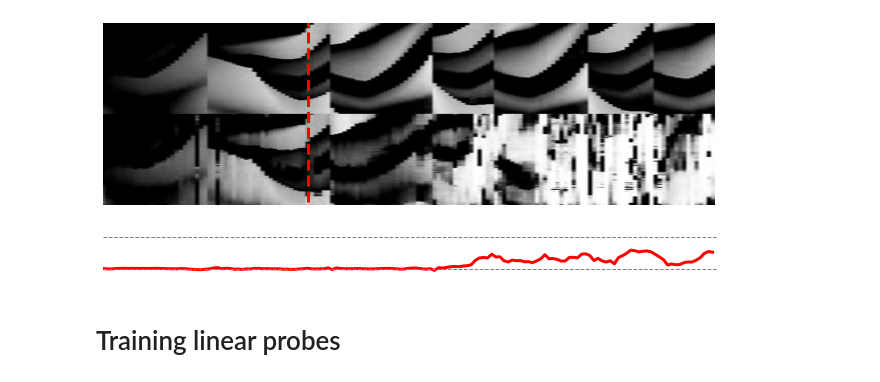
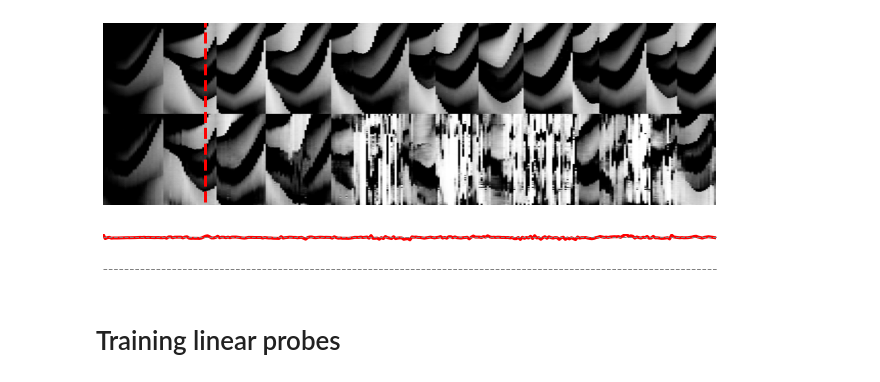
Before and after one commit to azaho/flappydream, a Jupyter notebook: RNN_analysis.ipynb, the cells around one changed output. Saved outputs shown, nothing was run; the diff lists cells and outputs as text; code cells hidden in the pictures.

```diff
--- a/RNN_analysis.ipynb
+++ b/RNN_analysis.ipynb
@@ -16,6 +16,24 @@ random_index = 1
 rnn_id = f"dg{1 if detach_gradients else 0}_ln{1 if use_layernorm else 0}_da{truncate_at_batch}_dv{len(state_vars_to_predict)}_r{random_index}"
 dim_latent_z = 8
 
+state_vars_to_predict = [9, 10, 11]
+detach_gradients = False
+use_layernorm = True
+truncate_at_batch = 40
+n_hidden = 128
+train_epochs = 250
+save_every_epochs = 50
+max_gradient_norm = 100.0
+lr = 0.001
+random_index = 1
+lambda_sv = 20.0
+dim_latent_z = 8
+if lambda_sv == 0: state_vars_to_predict = []
+
+sv_str = 'x'.join([str(x) for x in state_vars_to_predict]) if len(state_vars_to_predict) > 0 else 'X'
+rnn_id = f"_ln{1 if use_layernorm else 0}_nh{n_hidden}_dlz{dim_latent_z}_mgn{max_gradient_norm}_lr{lr}" + \
+         f"_dg{1 if detach_gradients else 0}_da{truncate_at_batch}_sv{sv_str}_lsv{lambda_sv}_r{random_index}"
+
 with open(f'data/rnn{rnn_id}/rnn_meta.json', "r") as in_file:
     rnn_meta = json.loads(in_file.read())
 state_vars_to_predict = rnn_meta['state_vars_to_predict']
@@ -171,35 +189,35 @@ def make_images(z_pred_store, episode_i):
 cutoff_t = 50
 z_pred_store, ef_store, y_store = record_predictions(cutoff_t=cutoff_t)
 # %%
-episode_i = 10
-max_show_timestep = 150
+episode_i = 30
+max_show_timestep = 300
 
 img_rec, img_real = make_images(z_pred_store, episode_i)
 img = np.concatenate([img_real[:max_show_timestep].T, img_rec[:max_show_timestep].T])
 # Display the barcode tensor as an image using Matplotlib
 plt.figure(figsize=(9, 3))  # Adjust the figure size as needed
 plt.imshow(img, cmap='binary', aspect='auto')
 if cutoff_t is not None:
     plt.plot([cutoff_t, cutoff_t], [-1000, 1000], "r--", linewidth=3)
 plt.axis('off')
 plt.ylim(360, 0)
 plt.xlim(0, max_show_timestep)
 plt.tight_layout()
 plt.show()
 # show end flag over time
 plt.figure(figsize=(9, 1))
 plt.plot(ef_store[episode_i, :max_show_timestep].reshape(-1).detach().cpu().numpy(),
         "-", color="red", linewidth=3)
 plt.plot([0, max_show_timestep], [0, 0], "--", color="gray", linewidth=1)
 plt.plot([0, max_show_timestep], [1, 1], "--", color="gray", linewidth=1)
 plt.ylim(-.1, 1.1)
 plt.xlim(0, max_show_timestep)
 plt.axis('off')
 plt.tight_layout()
 plt.show()
 # %% [output]
-[figure, old version]
+[figure, new version]
-[figure, old version]
+[figure, new version]
 # %% [markdown]
 # Training linear probes
 # %%
```
Also changed, not shown: parts of 1 cell of this notebook, 4 other files.
